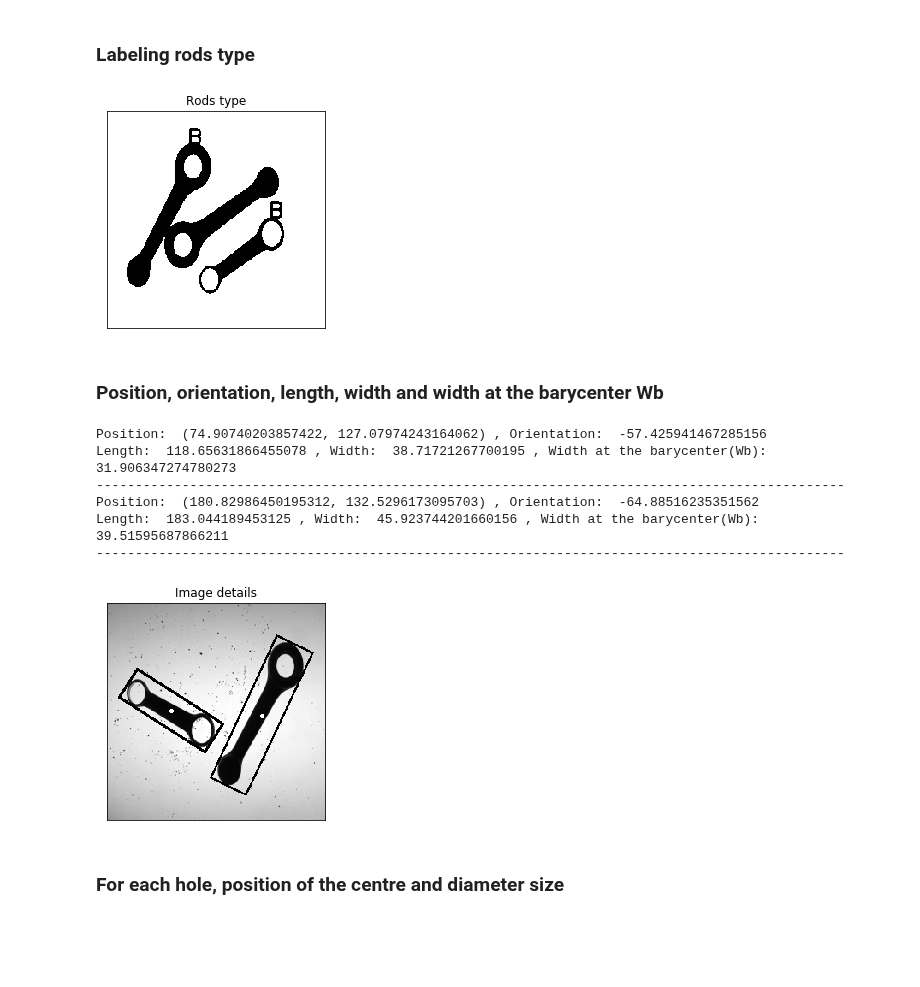
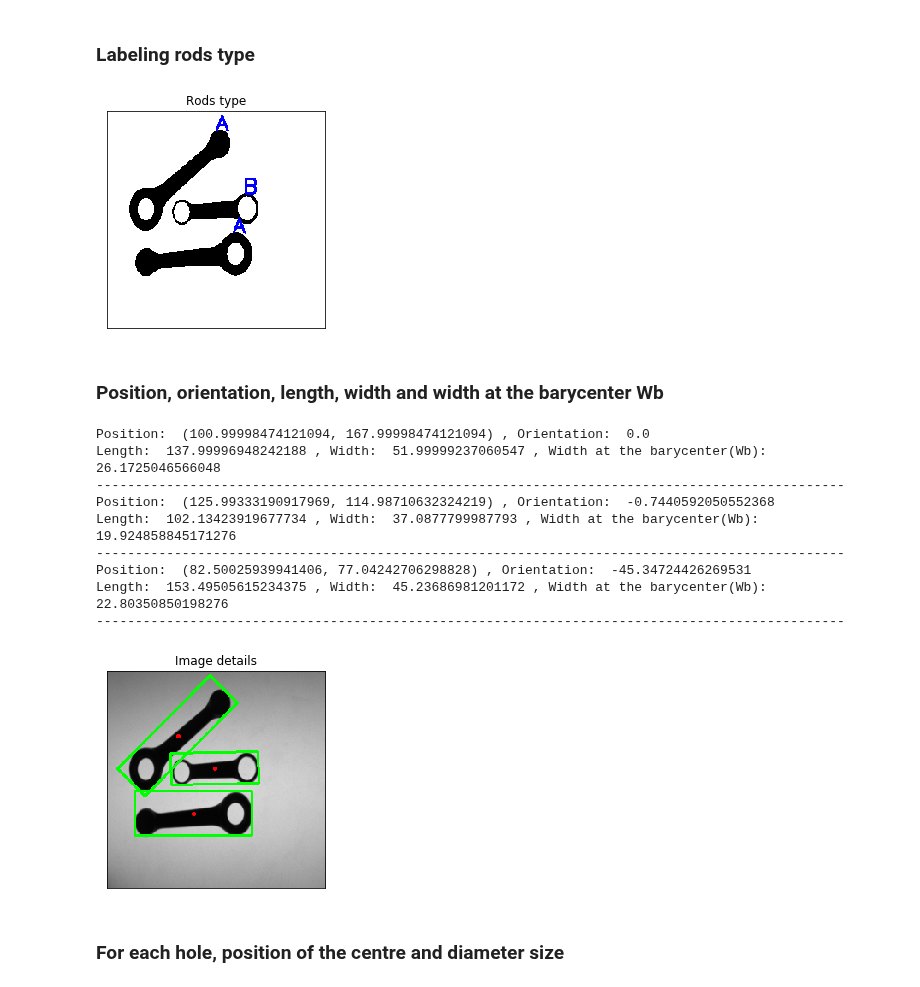
Before and after one commit to pptr3/connecting-rods, a Jupyter notebook: Connecting Rods.ipynb, the cells around one changed output. Drawn from its saved outputs; the diff is of its cells as text; code cells hidden in the pictures; blank space fills up the shorter version.

```diff
--- a/Connecting Rods.ipynb
+++ b/Connecting Rods.ipynb
@@ -72,7 +113,7 @@ import math
 
 plt.figure(figsize=(4,4))
 
-original_img = cv.imread('testImages/TESI50.BMP', 0)
+original_img = cv.imread('testImages/TESI12.BMP', 0)
 img = original_img.copy()
 plt.imshow(img, cmap='gray',vmin=0,vmax=255)
 plt.title('Original image'), plt.xticks([]), plt.yticks([])
@@ -120,48 +149,54 @@ plt.show()
 ### Labeling rods type
 # %%
 img, contours, hierarchy = cv.findContours(separate_rods_img.copy(), cv.RETR_TREE, cv.CHAIN_APPROX_SIMPLE)
+img = cv.cvtColor(img, cv.COLOR_GRAY2BGR)
 for i in range(hierarchy.shape[1]):
     if hierarchy[0, i][3] == 0 and hierarchy[0, i][2] != -1 and len(contours[i]) >= 72:
         if len(hierarchy[:, np.where(hierarchy[0][:, 3] == i)][0][0]) == 1:
-            img = cv.putText(img, 'A', (contours[i][0][0][0], contours[i][0][0][1]), cv.FONT_HERSHEY_SIMPLEX, 0.8, (0, 255, 0), 2, cv.LINE_4)
+            img = cv.putText(img, 'A', (contours[i][0][0][0], contours[i][0][0][1]), cv.FONT_HERSHEY_SIMPLEX, 0.8, (0, 0, 255), 2, cv.LINE_4)
             plt.imshow(img,cmap = 'gray')
             plt.title('Rods type'), plt.xticks([]), plt.yticks([])
         elif len(hierarchy[:, np.where(hierarchy[0][:, 3] == i)][0][0]) > 1:
-            img = cv.putText(img, 'B', (contours[i][0][0][0], contours[i][0][0][1]), cv.FONT_HERSHEY_SIMPLEX, 0.8, (0, 255, 0), 2, cv.LINE_4)
+            img = cv.putText(img, 'B', (contours[i][0][0][0], contours[i][0][0][1]), cv.FONT_HERSHEY_SIMPLEX, 0.8, (0, 0, 255), 2, cv.LINE_4)
             plt.imshow(img,cmap = 'gray')
             plt.title('Rods type'), plt.xticks([]), plt.yticks([])
 
 plt.show()
 # %% [output]
-[figure, old version]
+[figure, new version]
 # %% [markdown]
 ### Position, orientation, length, width and width at the barycenter Wb
 # %%
 img = original_img.copy()
+img = cv.cvtColor(img, cv.COLOR_GRAY2BGR)
 for i in range(hierarchy.shape[1]):
     if hierarchy[0, i][3] == 0 and hierarchy[0, i][2] != -1 and len(contours[i]) >= 72:
         rect = cv.minAreaRect(contours[i])
         box = cv.boxPoints(rect)
         box = np.int0(box)
         img = cv.drawContours(img,[box],0,(0, 255, 0), 2)
-        (x, y),(MA, ma),angle = cv.fitEllipse(contours[i])
+        width_at_barycenter = compute_width_at_barycenter(rect[0][0], rect[0][1], contours[i])
         print("Position: ", rect[0], ", Orientation: ", rect[2])
         print("Length: ", rect[1][0] if rect[1][0] > rect[1][1] else rect[1][1], ", Width: ",
-              rect[1][1] if rect[1][1] < rect[1][0] else rect[1][0], ", Width at the barycenter(Wb): ", MA)
+              rect[1][1] if rect[1][1] < rect[1][0] else rect[1][0], ", Width at the barycenter(Wb): ", width_at_barycenter)
         print("------------------------------------------------------------------------------------------------")
+
         # draw barycenter
         img = cv.circle(img, center=(round(rect[0][0]), round(rect[0][1])), radius=1, color=(255, 0, 0) , thickness=2)
         plt.imshow(img, cmap = 'gray')
         plt.title('Image details'), plt.xticks([]), plt.yticks([])
 plt.show()
 # %% [output]
-Position:  (74.90740203857422, 127.07974243164062) , Orientation:  -57.425941467285156
-Length:  118.65631866455078 , Width:  38.71721267700195 , Width at the barycenter(Wb):  31.906347274780273
+Position:  (100.99998474121094, 167.99998474121094) , Orientation:  0.0
+Length:  137.99996948242188 , Width:  51.99999237060547 , Width at the barycenter(Wb):  26.1725046566048
 ------------------------------------------------------------------------------------------------
-Position:  (180.82986450195312, 132.5296173095703) , Orientation:  -64.88516235351562
-Length:  183.044189453125 , Width:  45.923744201660156 , Width at the barycenter(Wb):  39.51595687866211
+Position:  (125.99333190917969, 114.98710632324219) , Orientation:  -0.7440592050552368
+Length:  102.13423919677734 , Width:  37.0877799987793 , Width at the barycenter(Wb):  19.924858845171276
 ------------------------------------------------------------------------------------------------
+Position:  (82.50025939941406, 77.04242706298828) , Orientation:  -45.34724426269531
+Length:  153.49505615234375 , Width:  45.23686981201172 , Width at the barycenter(Wb):  22.80350850198276
+------------------------------------------------------------------------------------------------
-[figure, old version]
+[figure, new version]
 # %% [markdown]
 ### For each hole, position of the centre and diameter size
 # %%
```
Also changed, not shown: parts of 15 cells of this notebook.
